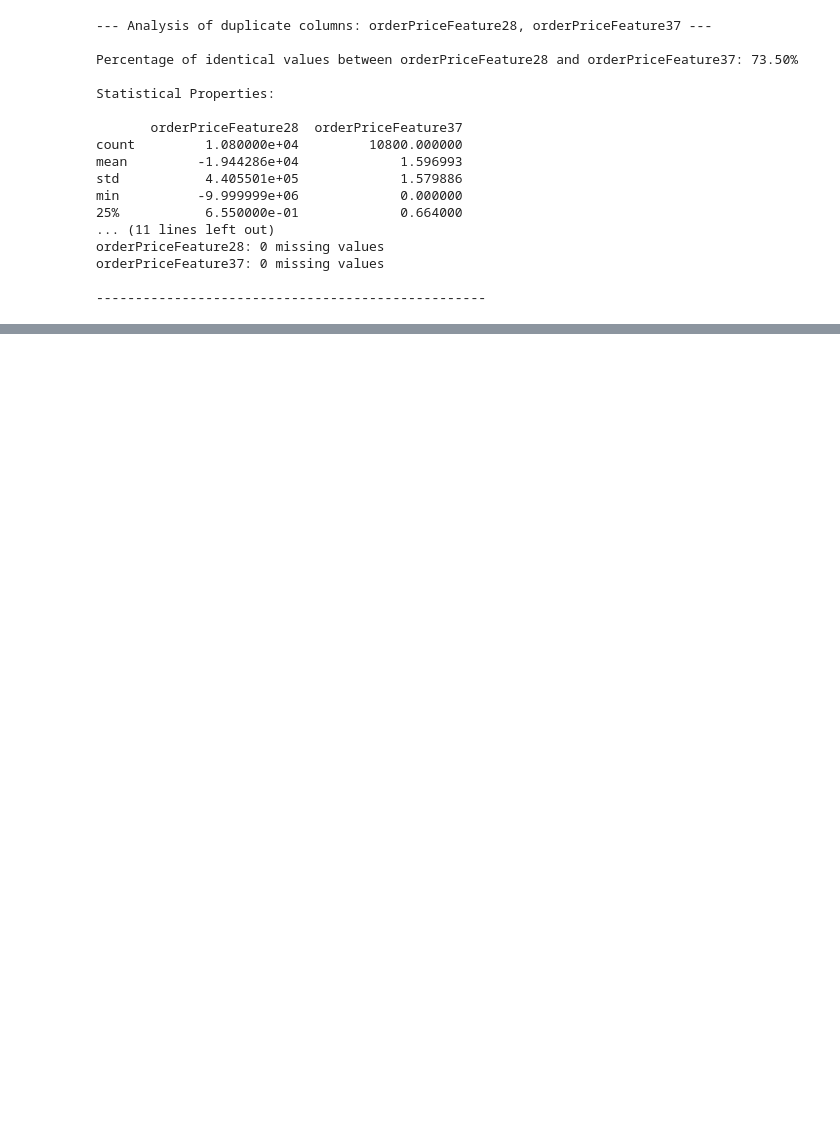
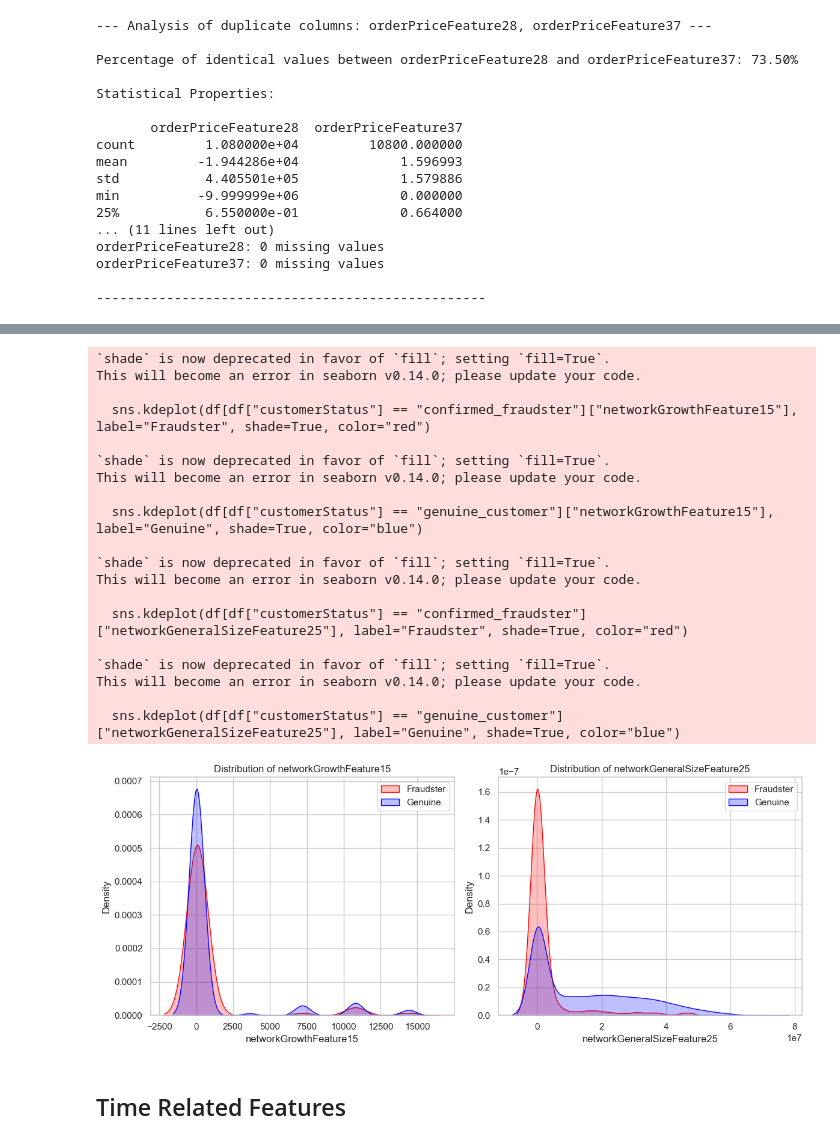
Before and after one commit to evelyn-elza/Ravelin_Case_Study, a Jupyter notebook: Fraud_Rate_Analysis.ipynb, the cells around one changed output, grey strips where cells are left out. Saved outputs shown, nothing was run; the diff lists cells and outputs as text; code cells hidden in the pictures; blank space fills up the shorter version.

```diff
--- a/Fraud_Rate_Analysis.ipynb
+++ b/Fraud_Rate_Analysis.ipynb
@@ -289,0 +290,12 @@ dff
+# %%
+columns_to_drop = [
+    "accountAgeFeature24",
+    "successfulOrderValueFeature32",
+    "successfulOrderValueFeature47",
+    "orderPriceFeature28",
+    "skuPopularityFeature21",
+    "skuPopularityFeature24"
+]
+
+# Drop the specified columns if they exist in the DataFrame
+df.drop(columns=[col for col in columns_to_drop if col in df.columns], inplace=True)
@@ -289,0 +389,50 @@ dff
+# %%
+import pandas as pd
+import matplotlib.pyplot as plt
+import seaborn as sns
+
+# Load your DataFrame (assuming it's already loaded as df)
+# Set style
+sns.set(style="whitegrid")
+
+# Plot distribution of networkGrowthFeature15
+plt.figure(figsize=(12, 5))
+
+plt.subplot(1, 2, 1)
+sns.kdeplot(df[df["customerStatus"] == "confirmed_fraudster"]["networkGrowthFeature15"], label="Fraudster", shade=True, color="red")
+sns.kdeplot(df[df["customerStatus"] == "genuine_customer"]["networkGrowthFeature15"], label="Genuine", shade=True, color="blue")
+plt.title("Distribution of networkGrowthFeature15")
+plt.legend()
+
+# Plot distribution of networkGeneralSizeFeature25
+plt.subplot(1, 2, 2)
+sns.kdeplot(df[df["customerStatus"] == "confirmed_fraudster"]["networkGeneralSizeFeature25"], label="Fraudster", shade=True, color="red")
+sns.kdeplot(df[df["customerStatus"] == "genuine_customer"]["networkGeneralSizeFeature25"], label="Genuine", shade=True, color="blue")
+plt.title("Distribution of networkGeneralSizeFeature25")
+plt.legend()
+
+plt.tight_layout()
+plt.show()
+# %% [output]
+`shade` is now deprecated in favor of `fill`; setting `fill=True`.
+This will become an error in seaborn v0.14.0; please update your code.
+
+  sns.kdeplot(df[df["customerStatus"] == "confirmed_fraudster"]["networkGrowthFeature15"], label="Fraudster", shade=True, color="red")
+
+`shade` is now deprecated in favor of `fill`; setting `fill=True`.
+This will become an error in seaborn v0.14.0; please update your code.
+
+  sns.kdeplot(df[df["customerStatus"] == "genuine_customer"]["networkGrowthFeature15"], label="Genuine", shade=True, color="blue")
+
+`shade` is now deprecated in favor of `fill`; setting `fill=True`.
+This will become an error in seaborn v0.14.0; please update your code.
+
+  sns.kdeplot(df[df["customerStatus"] == "confirmed_fraudster"]["networkGeneralSizeFeature25"], label="Fraudster", shade=True, color="red")
+
+`shade` is now deprecated in favor of `fill`; setting `fill=True`.
+This will become an error in seaborn v0.14.0; please update your code.
+
+  sns.kdeplot(df[df["customerStatus"] == "genuine_customer"]["networkGeneralSizeFeature25"], label="Genuine", shade=True, color="blue")
+[figure, added]
+# %% [markdown]
+## Time Related Features
```
Also changed, not shown: parts of 19 cells of this notebook.
